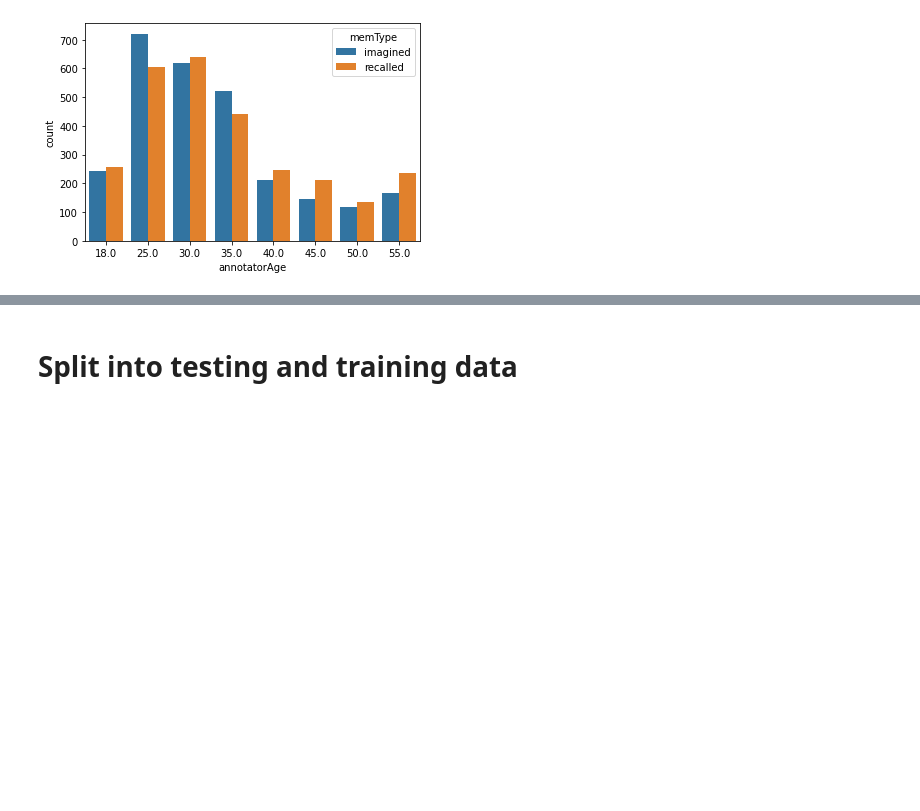
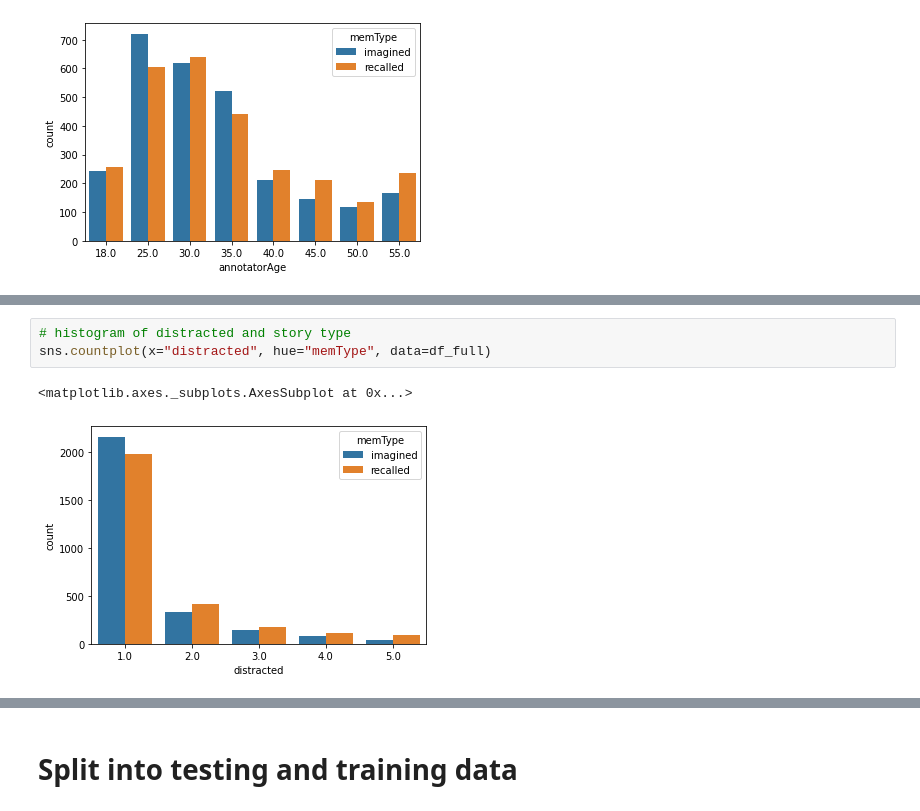
Before and after one commit to feliciahf/data_science_exam, a Jupyter notebook: hippocorpus_binaryclass.ipynb, the cells around one changed output, grey strips where cells are left out. Cells and saved outputs as stored; diff of their text form; blank space fills up the shorter version.

```diff
--- a/hippocorpus_binaryclass.ipynb
+++ b/hippocorpus_binaryclass.ipynb
@@ -151,0 +155,6 @@ sns.countplot(x="annotatorAge", hue="memType", data=df_full)
+# %%
+# histogram of distracted and story type
+sns.countplot(x="distracted", hue="memType", data=df_full)
+# %% [output]
+<matplotlib.axes._subplots.AxesSubplot at 0x...>
+[figure, added]
```
Also changed, not shown: parts of 12 cells of this notebook.
